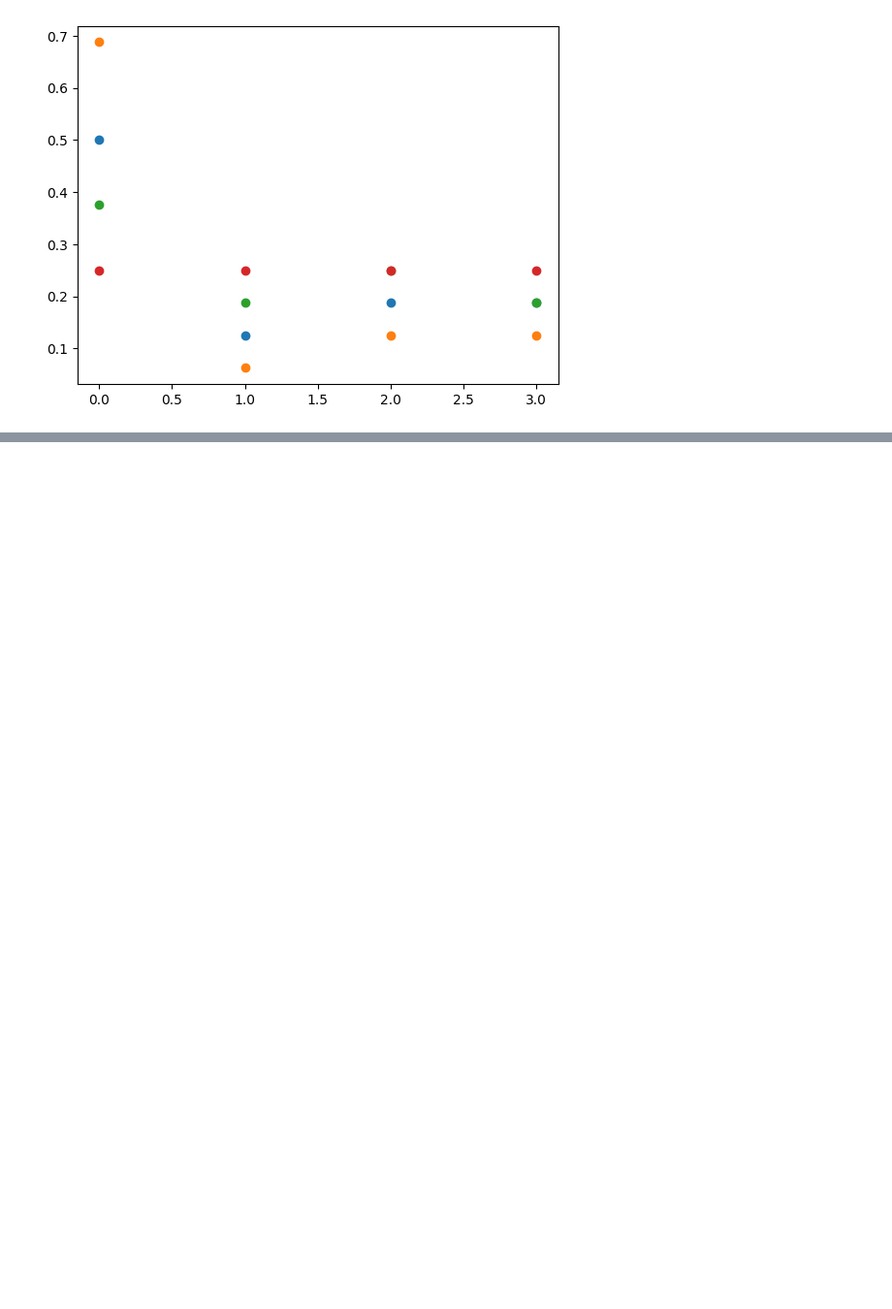
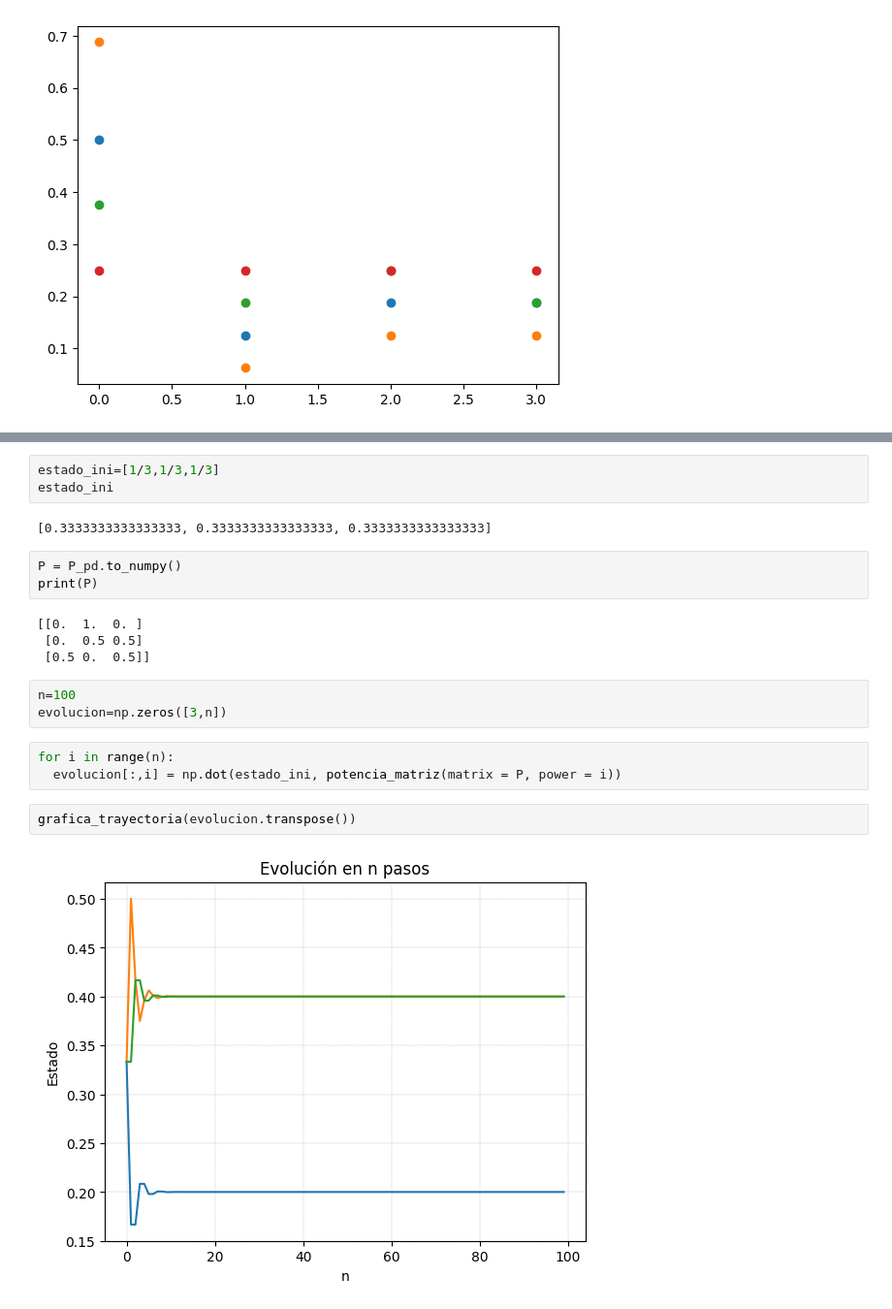
Before and after one commit to leticiaram/Modelos_Estocasticos_2023, a Jupyter notebook: Codigo_2.ipynb, the cells around one changed output, grey strips where cells are left out. Shown at 97% size. Drawn from its saved outputs; the diff is of its cells as text; blank space fills up the shorter version.

```diff
--- a/Codigo_2.ipynb
+++ b/Codigo_2.ipynb
@@ -196,0 +220,22 @@ plt.show()
+# %%
+estado_ini=[1/3,1/3,1/3]
+estado_ini
+# %% [output]
+[0.3333333333333333, 0.3333333333333333, 0.3333333333333333]
+# %%
+P = P_pd.to_numpy()
+print(P)
+# %% [output]
+[[0.  1.  0. ]
+ [0.  0.5 0.5]
+ [0.5 0.  0.5]]
+# %%
+n=100
+evolucion=np.zeros([3,n])
+# %%
+for i in range(n):
+  evolucion[:,i] = np.dot(estado_ini, potencia_matriz(matrix = P, power = i))
+# %%
+grafica_trayectoria(evolucion.transpose())
+# %% [output]
+[figure, added]
```
Also changed, not shown: parts of 12 cells of this notebook.
